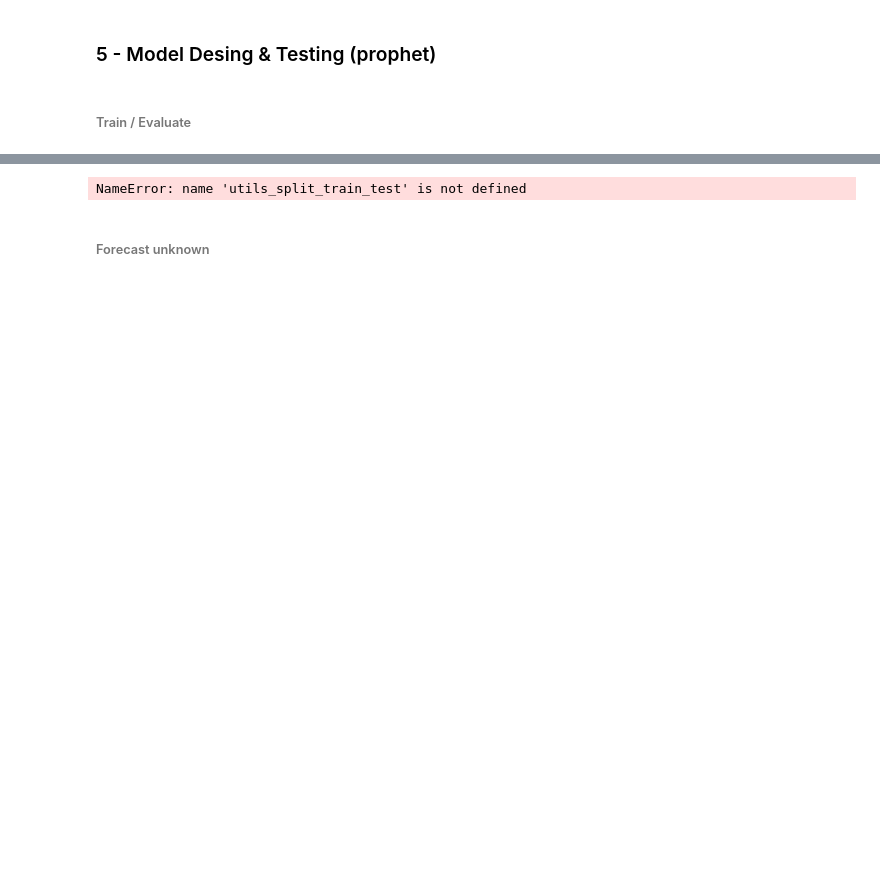
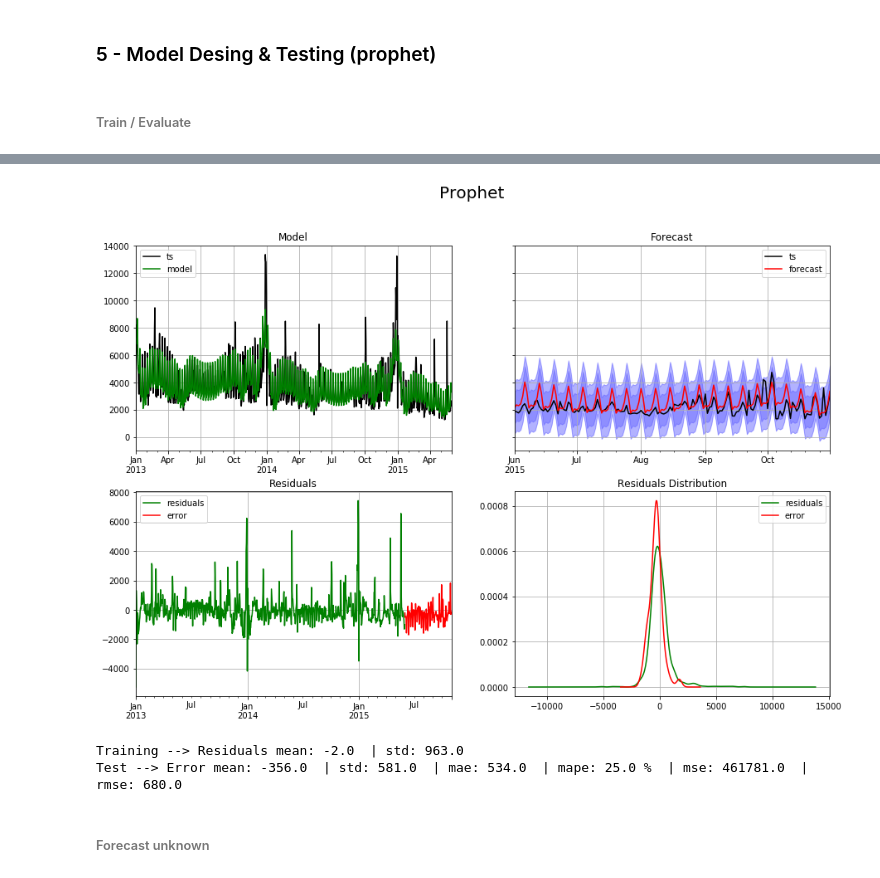
Before and after one commit to mdipietro09/DataScience_ArtificialIntelligence_Utils, a Jupyter notebook: time_series/forecast_example.ipynb, the cells around one changed output, grey strips where cells are left out. Drawn from its saved outputs; the diff is of its cells as text; code cells hidden in the pictures; blank space fills up the shorter version.

```diff
--- a/time_series/forecast_example.ipynb
+++ b/time_series/forecast_example.ipynb
@@ -275,0 +266,7 @@ dtf_ts.head()
+# %%
+# Create dataframe with columns 'ds' (dates), 'y' (values), 'cap' (capacity if growth="logistic"),
+# other additional regressor
+dtf_train = ts_train.reset_index().rename(columns={"date":"ds", "sales":"y"})
+dtf_test = ts_test.reset_index().rename(columns={"date":"ds", "sales":"y"})
+
+dtf_train.tail()
@@ -276,7 +280,13 @@ dtf_ts.head()
+# %%
+# Create Holidays dataFrame with columns 'ds' (dates) and 'holiday' (string ex 'xmas')
+dtf_holidays = None
 # %%
-prophet, model = fit_prophet(dtf_ts, freq="D", preds_ahead=5, figsize=(15,10),
-                             growth="linear", changepoints=None, seasonality_mode='multiplicative',
-                             yearly_seasonality="auto", weekly_seasonality="auto", daily_seasonality="auto",
-                             holidays=None, lst_exog=None, pred_exog=None)
+model = Prophet(growth="linear", changepoints=None, n_changepoints=25, seasonality_mode="multiplicative",
+                yearly_seasonality="auto", weekly_seasonality="auto", daily_seasonality=False,
+                holidays=dtf_holidays)
-# %% [output]
-NameError: name 'utils_split_train_test' is not defined
+# %%
+dtf, model = fit_prophet(dtf_train, dtf_test, model=model, freq="D", figsize=(15,10))
+# %% [output]
+[figure, added]
+Training --> Residuals mean: -2.0  | std: 963.0
+Test --> Error mean: -356.0  | std: 581.0  | mae: 534.0  | mape: 25.0 %  | mse: 461781.0  | rmse: 680.0
```
Also changed, not shown: parts of 13 cells of this notebook, 1 other file.
